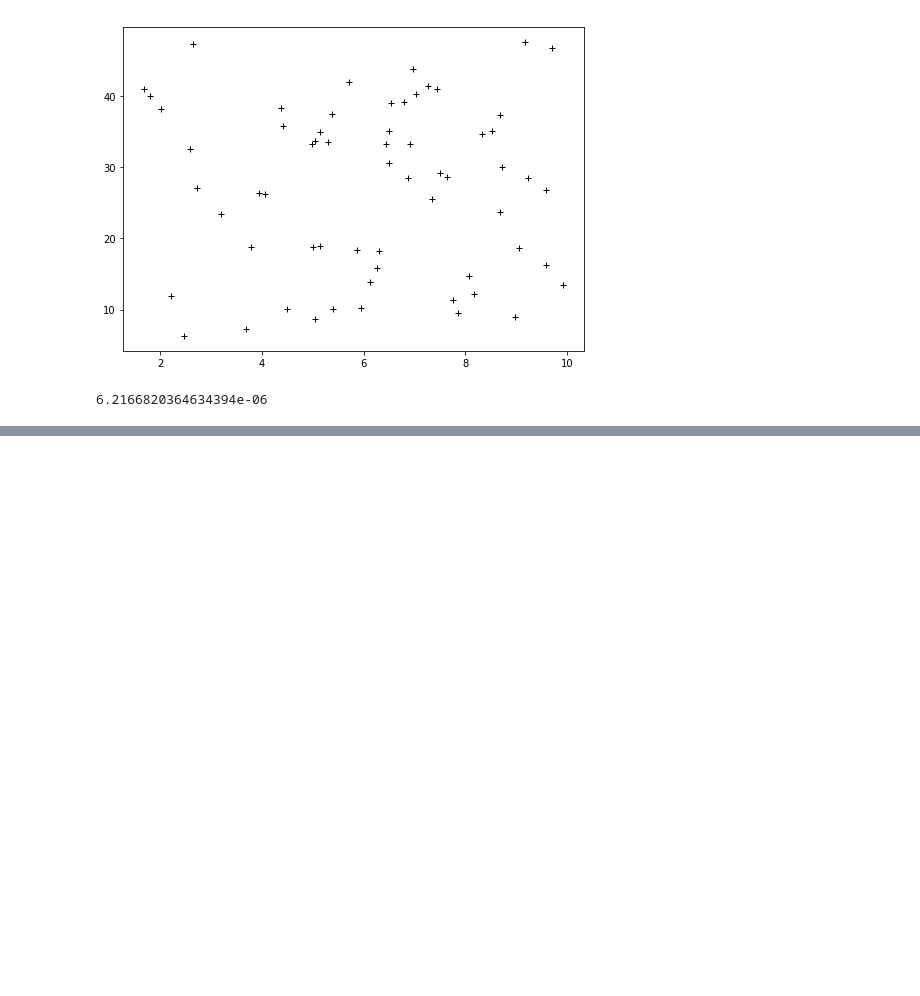
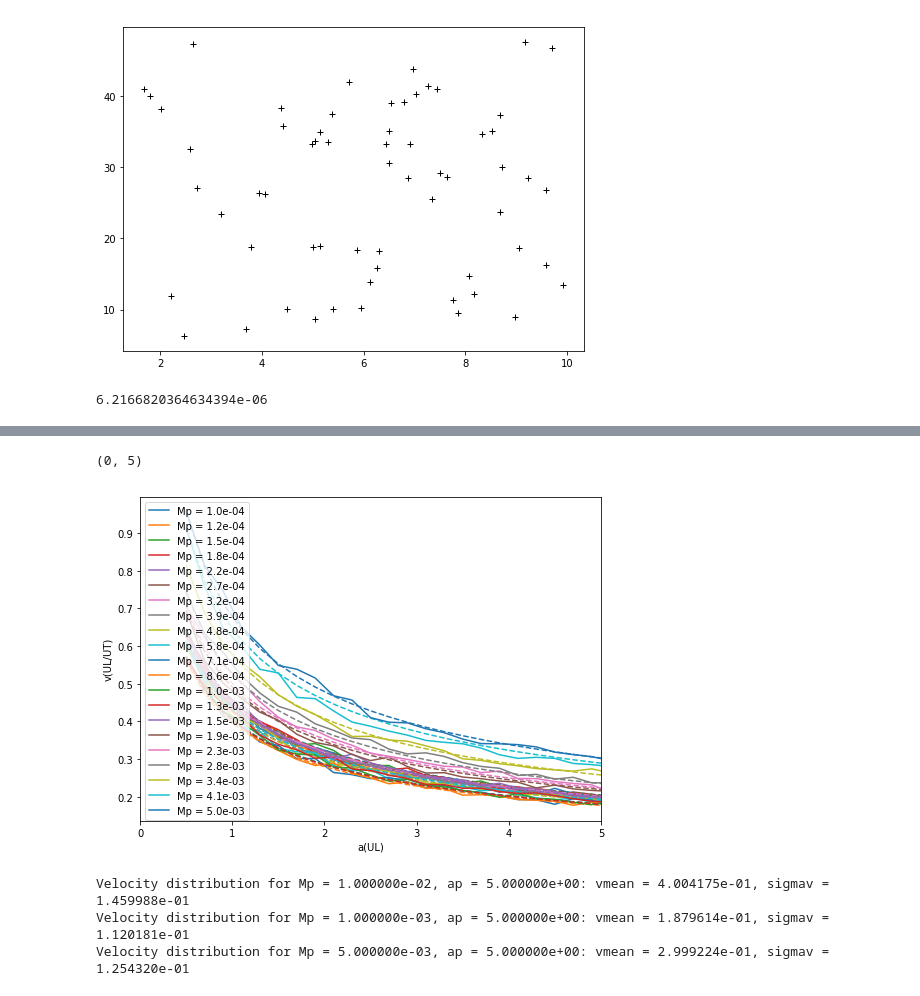
Before and after one commit to seap-udea/iWander, a Jupyter notebook: dev/analysis.ipynb, the cells around one changed output, grey strips where cells are left out. Saved outputs shown, nothing was run; the diff lists cells and outputs as text; code cells hidden in the pictures; blank space fills up the shorter version.

```diff
--- a/dev/analysis.ipynb
+++ b/dev/analysis.ipynb
@@ -269,0 +283,9 @@ vt**2/100
+# %%
+data=np.loadtxt("ejection-results.data")
+aps=np.unique(data[:,0]);na=len(aps)
+Mps=np.unique(data[:,1]);nM=len(Mps)
+vmean_data=data[:,2].reshape(na,nM)
+vstd_data=data[:,3].reshape(na,nM)
+print("Number of data points: N(a) = %d, N(Mp) = %d"%(na,nM))
+print("Values of ap:",aps)
+print("Values of Mp:",Mps)
@@ -269,0 +300,62 @@ vt**2/100
+# %%
+fig,axs=subPlots([1])
+
+ax=axs[0][0]
+fs=[]
+for i,M in enumerate(Mps):
+    line,=ax.plot(aps,vmean_data[:,i],label='Mp = %.1e'%Mps[i])
+    f=vmean_data[0,i]*np.sqrt(aps[0])
+    ax.plot(aps,f*np.sqrt(1/aps),'k--',color=line.get_color())
+    fs+=[f]
+
+ax.legend(loc='best')
+ax.set_xlabel('a(UL)')
+ax.set_ylabel('v(UL/UT)')
+ax.set_xlim((0,5))
+# %% [output]
+(0, 5)
+[figure, added]
+# %%
+vs=[]
+hs=[]
+xs=[]
+Mpps=[]
+apps=[]
+for file in glob.glob("data/*ap_5.0e+00*.data"):
+    parts=file.split("--")
+    Mp=float(parts[1].replace("Mp_",""))
+    ap=float(parts[2].replace("ap_",""))
+    vinfs=np.loadtxt(file)
+    h,x=np.histogram(vinfs,30,normed=True)
+    vmean=vinfs.mean()
+    vstd=vinfs.std()
+    vs+=[vinfs]
+    hs+=[h]
+    xs+=[x]
+    Mpps+=[Mp]
+    apps+=[ap]
+    print("Velocity distribution for Mp = %e, ap = %e: vmean = %e, sigmav = %e"%(Mp,ap,vmean,vstd))
+
+iargs=np.argsort(Mppfig=plt.figure()
+ax=fig.gca()
+
+c=ax.contourf(MPS,APS,vmean_data,200,cmap='spectral')
+cb=fig.colorbar(c)
+cb.set_label("$v_\infty$ (UL/UT)")
+
+c=ax.contour(MPS,APS,vmean_data,colors='w')
+
+ax.set_xlabel("$M_p$ ($U_M$)")
+ax.set_ylabel("$a$ ($U_L$)")
+
+ax.set_xscale("log")
+#ax.set_yscale("log")s)
+Mpps=np.array(Mpps)[iargs]
+apps=np.array(apps)[iargs]
+xs=np.array(xs)[iargs]
+hs=np.array(hs)[iargs]
+vs=np.array(vs)[iargs]
+# %% [output]
+Velocity distribution for Mp = 1.000000e-02, ap = 5.000000e+00: vmean = 4.004175e-01, sigmav = 1.459988e-01
+Velocity distribution for Mp = 1.000000e-03, ap = 5.000000e+00: vmean = 1.879614e-01, sigmav = 1.120181e-01
+Velocity distribution for Mp = 5.000000e-03, ap = 5.000000e+00: vmean = 2.999224e-01, sigmav = 1.254320e-01
```
Also changed, not shown: parts of 11 cells of this notebook, 1 other file.
